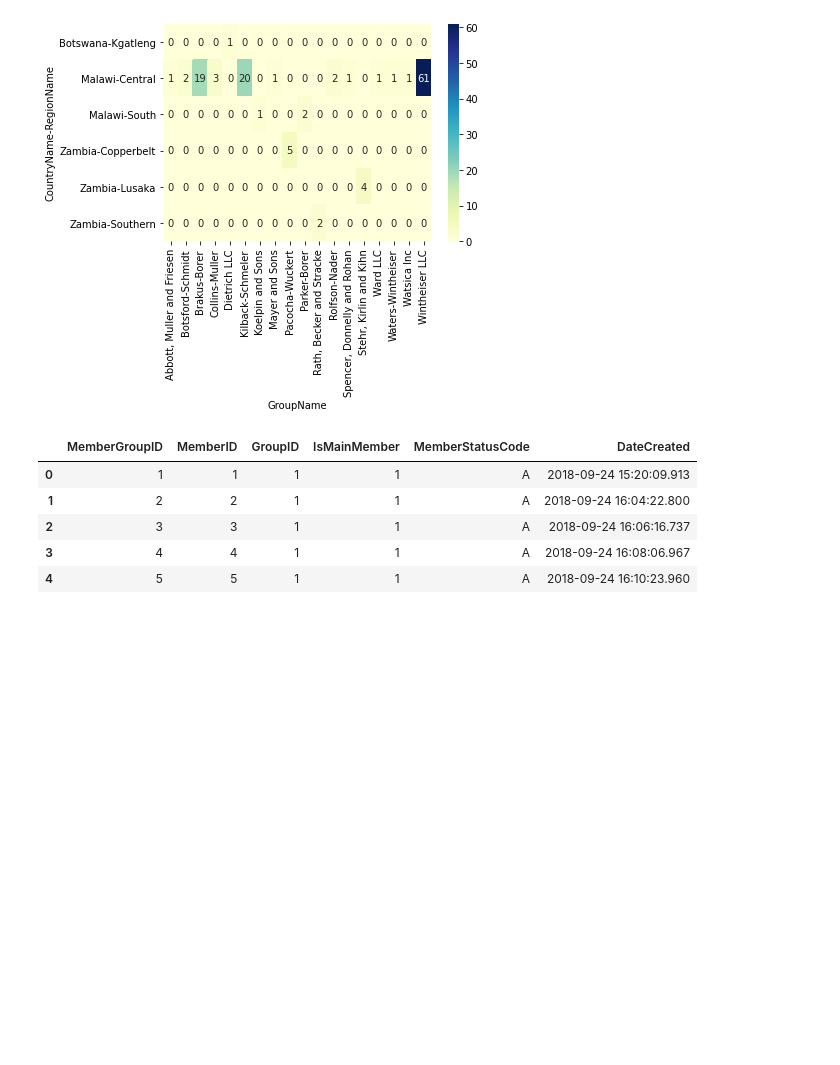
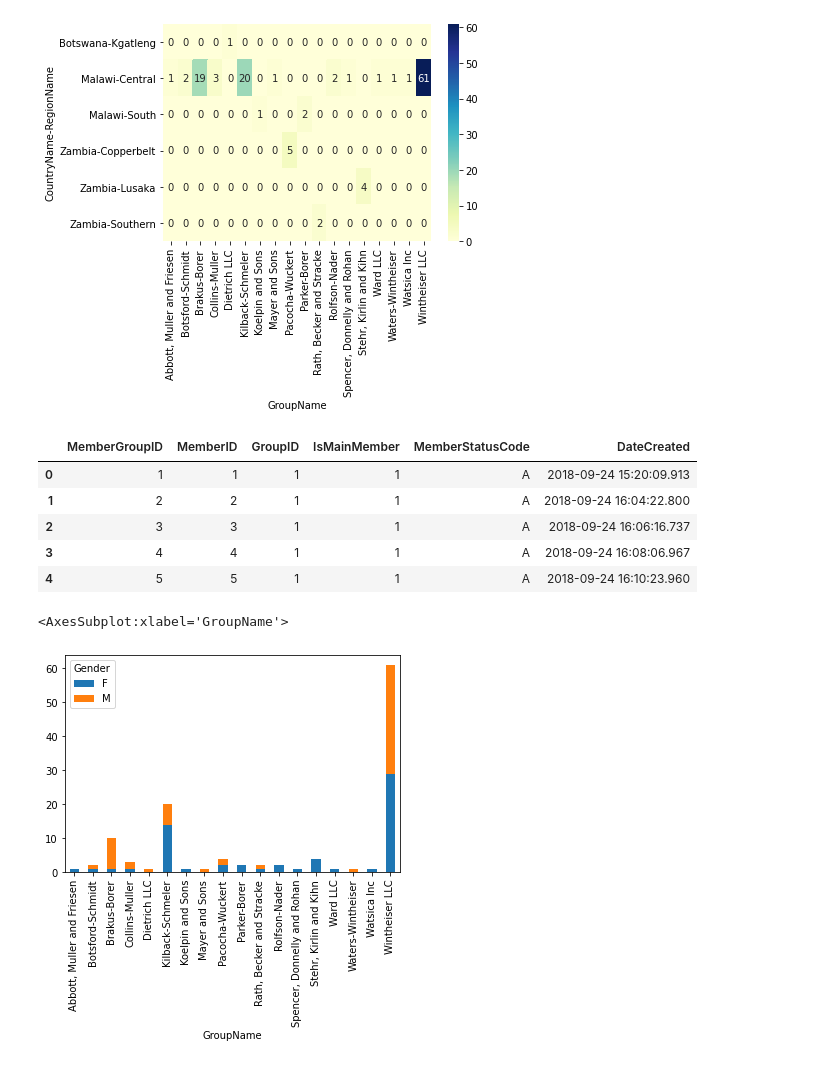
Before and after one commit to pike-msonda/adds_project, a Jupyter notebook: vsla.ipynb, the cells around one changed output. Drawn from its saved outputs; the diff is of its cells as text; code cells hidden in the pictures; blank space fills up the shorter version.

```diff
--- a/vsla.ipynb
+++ b/vsla.ipynb
@@ -51,4 +67,11 @@ group_members.head()
 | 3 | 4 | 4 | 1 | 1 | A | 2018-09-24 16:08:06.967 |
 | 4 | 5 | 5 | 1 | 1 | A | 2018-09-24 16:10:23.960 |
 # %%
-group_members = group_members.merge(members[['MemberID', 'Gender']], on="MemberID").merge(groups[['GroupID', 'GroupName', 'RegionName']], on="GroupID")
+# group_members = group_members.merge(members[['MemberID', 'Gender']], on="MemberID").merge(groups[['GroupID', 'GroupName', 'RegionName']], on="GroupID")
+group_members = group_members.merge(members[['MemberID', 'Gender']], on="MemberID", how='left').merge(groups[['GroupID', 'GroupName', 'RegionName']], on="GroupID" , how="left")
+# %%
+# pd.crosstab([group_members.GroupName],group_members.Gender).plot.bar()
+group_members.groupby([group_members.GroupName, group_members.Gender]).Gender.size().unstack().plot.bar(stacked=True)
+# %% [output]
+<AxesSubplot:xlabel='GroupName'>
+[figure, added]
```
Also changed, not shown: parts of 8 cells of this notebook, 1 other file.
